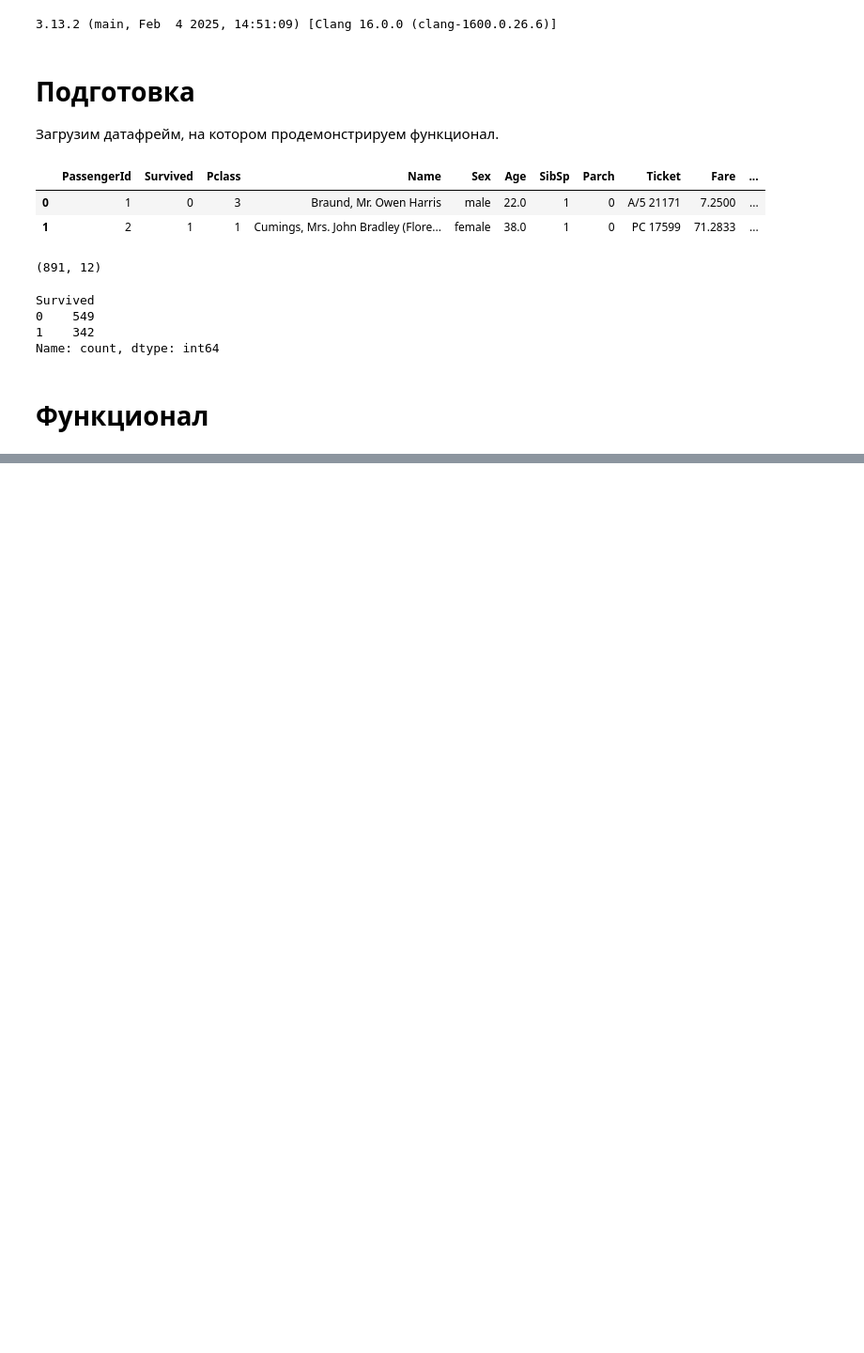
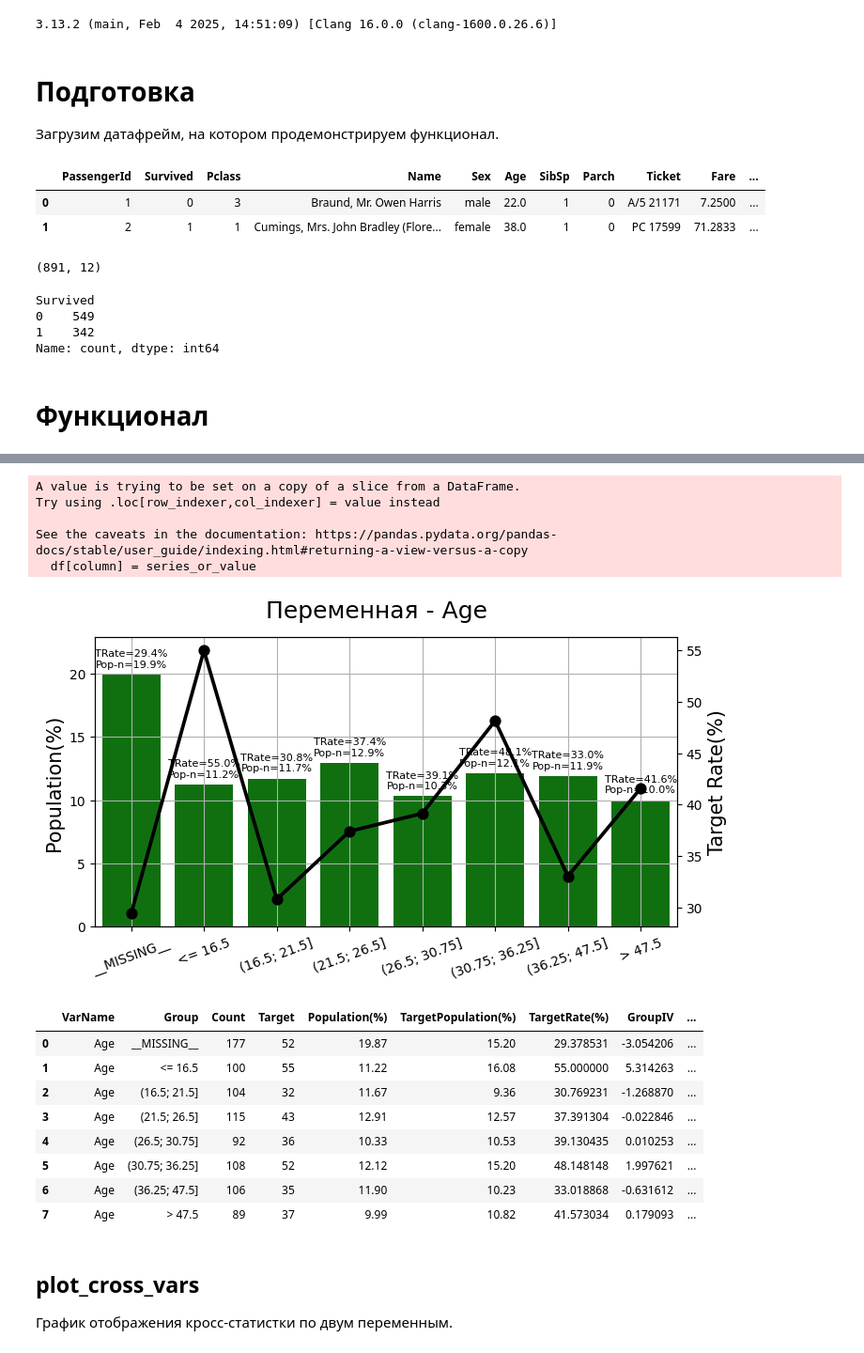
Before and after one commit to MikhailMsc/AnalyzePlotFunctions, a Jupyter notebook: Tutorial/3_Plots.ipynb, the cells around one changed output, grey strips where cells are left out. Shown at 94% size. Drawn from its saved outputs; the diff is of its cells as text; code cells hidden in the pictures; blank space fills up the shorter version.

```diff
--- a/Tutorial/3_Plots.ipynb
+++ b/Tutorial/3_Plots.ipynb
@@ -39,0 +139,22 @@ Name: count, dtype: int64
+# %%
+plot_conf = PlotConfig(plot_size=(8,4), title='Переменная - Age', color='Green', color2='Black', x_rotation=20, annotation_font_size=8)
+plot_var_stat(df, var_name='Age', target_name='Survived', binning=BinningParams(min_prc=10), plot_config=plot_conf)
+# %% [output]
+A value is trying to be set on a copy of a slice from a DataFrame.
+Try using .loc[row_indexer,col_indexer] = value instead
+
+See the caveats in the documentation: https://pandas.pydata.org/pandas-docs/stable/user_guide/indexing.html#returning-a-view-versus-a-copy
+  df[column] = series_or_value
+[figure, added]
+|  | VarName | Group | Count | Target | Population(%) | TargetPopulation(%) | TargetRate(%) | GroupIV | ... |
+| 0 | Age | __MISSING__ | 177 | 52 | 19.87 | 15.20 | 29.378531 | -3.054206 | ... |
+| 1 | Age | <= 16.5 | 100 | 55 | 11.22 | 16.08 | 55.000000 | 5.314263 | ... |
+| 2 | Age | (16.5; 21.5] | 104 | 32 | 11.67 | 9.36 | 30.769231 | -1.268870 | ... |
+| 3 | Age | (21.5; 26.5] | 115 | 43 | 12.91 | 12.57 | 37.391304 | -0.022846 | ... |
+| 4 | Age | (26.5; 30.75] | 92 | 36 | 10.33 | 10.53 | 39.130435 | 0.010253 | ... |
+| 5 | Age | (30.75; 36.25] | 108 | 52 | 12.12 | 15.20 | 48.148148 | 1.997621 | ... |
+| 6 | Age | (36.25; 47.5] | 106 | 35 | 11.90 | 10.23 | 33.018868 | -0.631612 | ... |
+| 7 | Age | > 47.5 | 89 | 37 | 9.99 | 10.82 | 41.573034 | 0.179093 | ... |
+# %% [markdown]
+## plot_cross_vars
+График отображения кросс-статистки по двум переменным.
```
Also changed, not shown: parts of 14 cells of this notebook, 11 other files.
